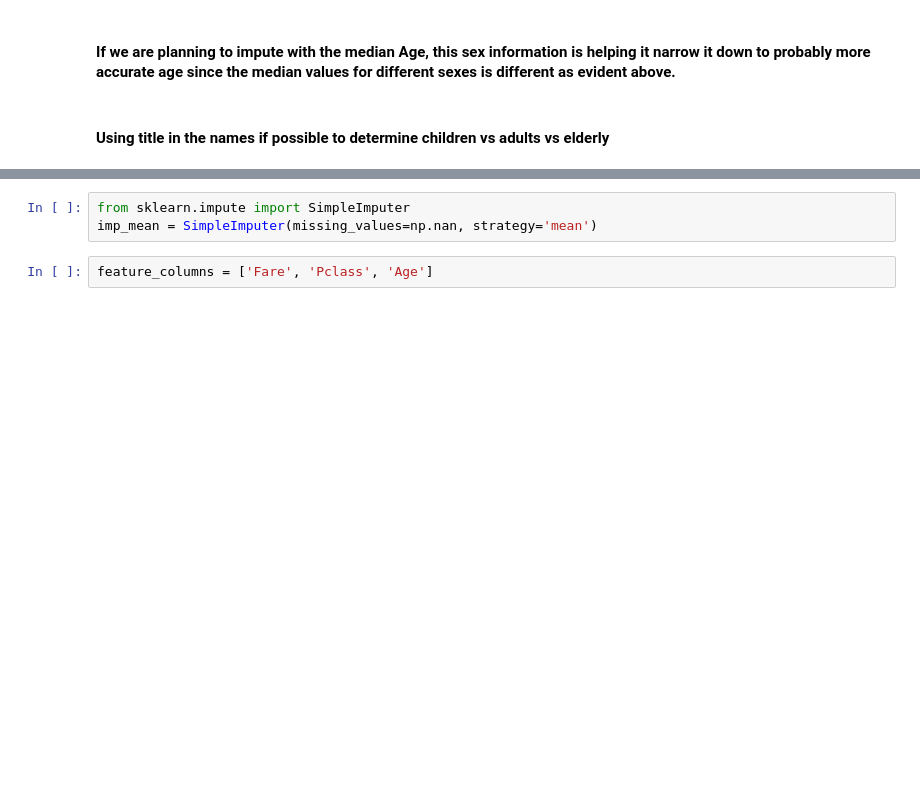
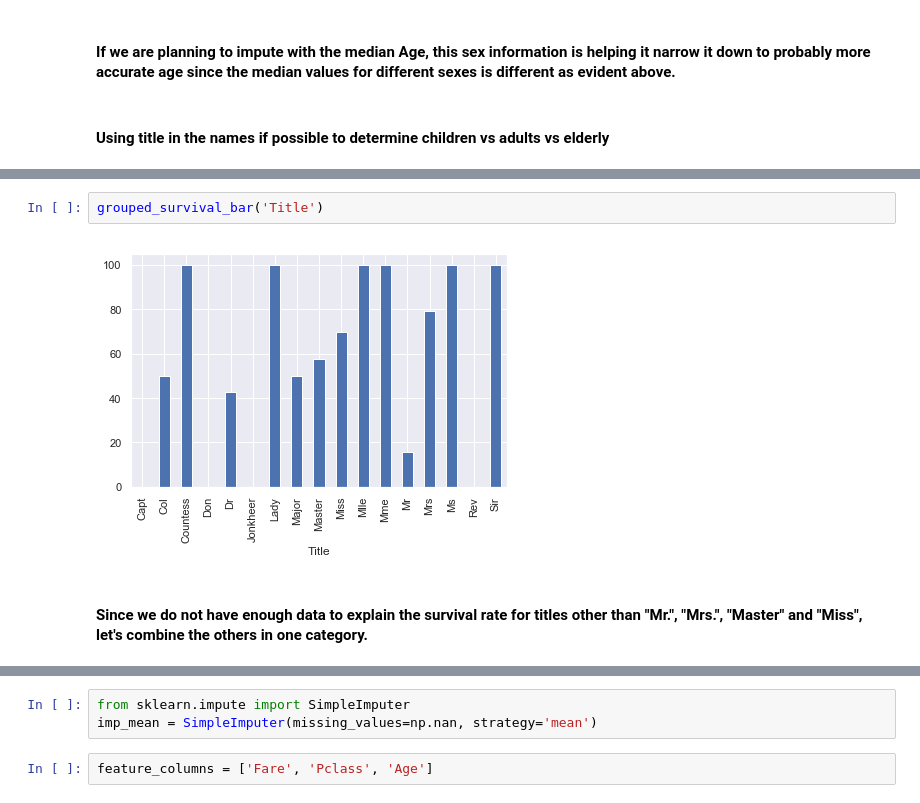
Before and after one commit to abhishekjain88/titanic-kaggle, a Jupyter notebook: Titanic Competition.ipynb, the cells around one changed output, grey strips where cells are left out. Cells and saved outputs as stored; diff of their text form; blank space fills up the shorter version.

```diff
--- a/Titanic Competition.ipynb
+++ b/Titanic Competition.ipynb
@@ -699,0 +789,6 @@ Name: Age, dtype: float64
+# %%
+grouped_survival_bar('Title')
+# %% [output]
+[figure, added]
+# %% [markdown]
+#### Since we do not have enough data to explain the survival rate for titles other than "Mr.", "Mrs.", "Master" and "Miss", let's combine the others in one category.
```
Also changed, not shown: parts of 25 cells of this notebook.
